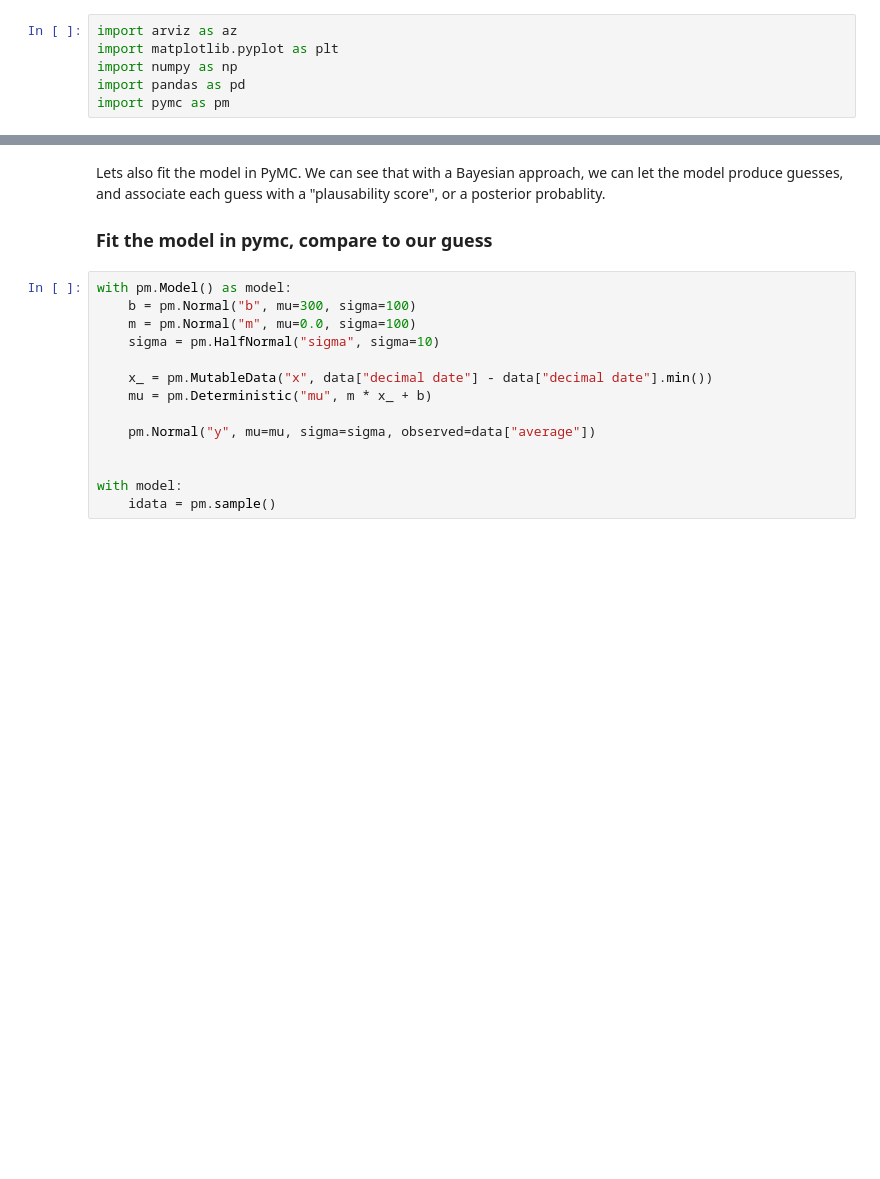
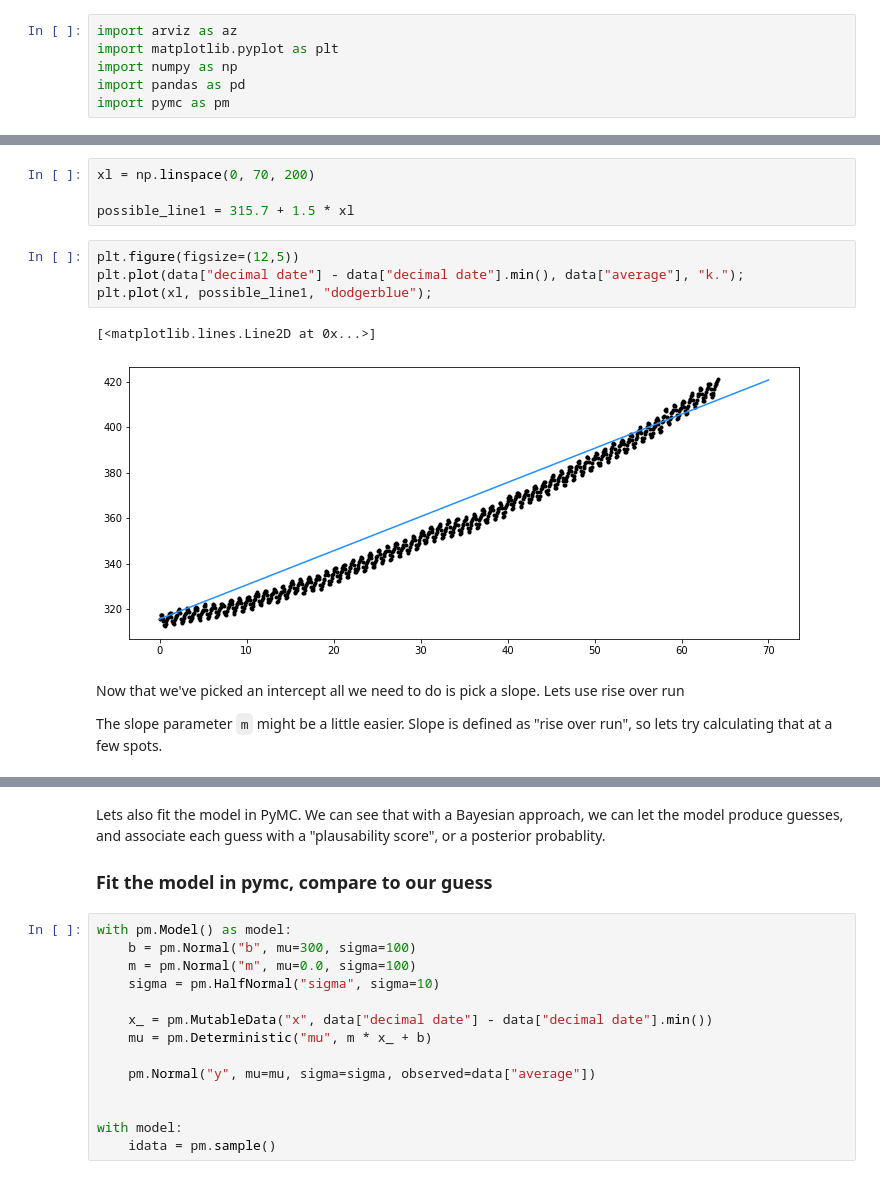
Before and after one commit to bwengals/etc, a Jupyter notebook: lesson_2.ipynb, the cells around one changed output, grey strips where cells are left out. Cells and saved outputs as stored; diff of their text form; blank space fills up the shorter version.

```diff
--- a/lesson_2.ipynb
+++ b/lesson_2.ipynb
@@ -70,3 +150,18 @@ Now lets plug in our guesses and plot a few lines.
+# %%
+xl = np.linspace(0, 70, 200)
+
+possible_line1 = 315.7 + 1.5 * xl
+# %%
+plt.figure(figsize=(12,5))
+plt.plot(data["decimal date"] - data["decimal date"].min(), data["average"], "k.");
+plt.plot(xl, possible_line1, "dodgerblue");
+# %% [output]
+[<matplotlib.lines.Line2D at 0x...>]
+[figure, added]
+# %% [markdown]
+Now that we've picked an intercept all we need to do is pick a slope. Lets use rise over run
+
+The slope parameter `m` might be a little easier.  Slope is defined as "rise over run", so lets try calculating that at a few spots.
 # %%
 xl = np.linspace(0, 70, 200)
 
```
Also changed, not shown: parts of 63 cells of this notebook, 5 other files.
